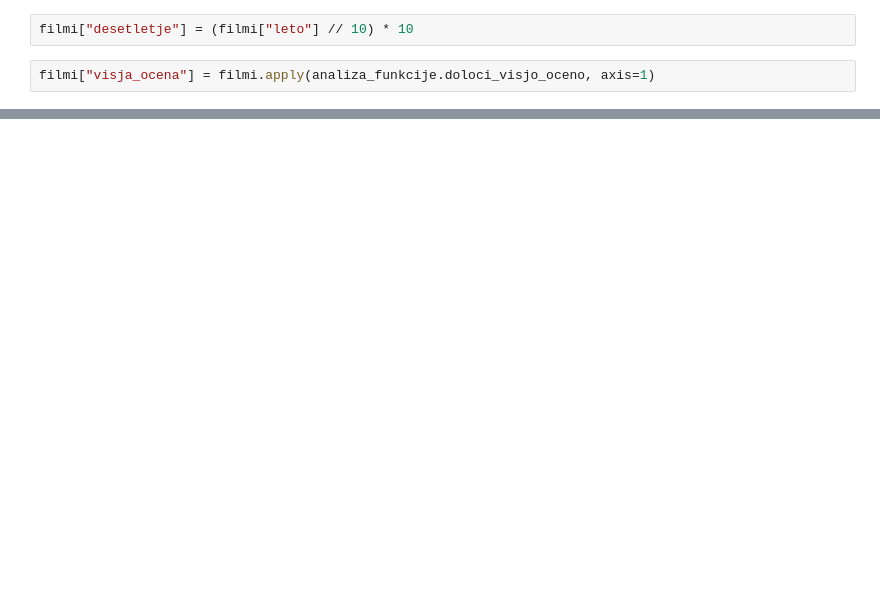
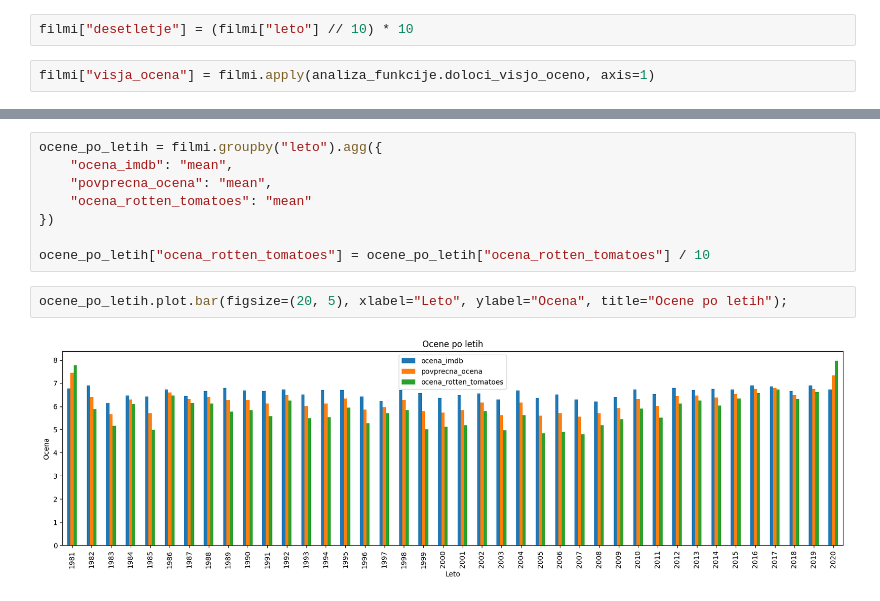
Before and after one commit to sebastjankusar/projekt_uvp, a Jupyter notebook: analiza.ipynb, the cells around one changed output, grey strips where cells are left out. Drawn from its saved outputs; the diff is of its cells as text; blank space fills up the shorter version.

```diff
--- a/analiza.ipynb
+++ b/analiza.ipynb
@@ -35,0 +145,12 @@ filmi
+# %%
+ocene_po_letih = filmi.groupby("leto").agg({
+    "ocena_imdb": "mean",
+    "povprecna_ocena": "mean",
+    "ocena_rotten_tomatoes": "mean"
+})
+
+ocene_po_letih["ocena_rotten_tomatoes"] = ocene_po_letih["ocena_rotten_tomatoes"] / 10
+# %%
+ocene_po_letih.plot.bar(figsize=(20, 5), xlabel="Leto", ylabel="Ocena", title="Ocene po letih");
+# %% [output]
+[figure, added]
```
Also changed, not shown: parts of 15 cells of this notebook, 1 other file.
